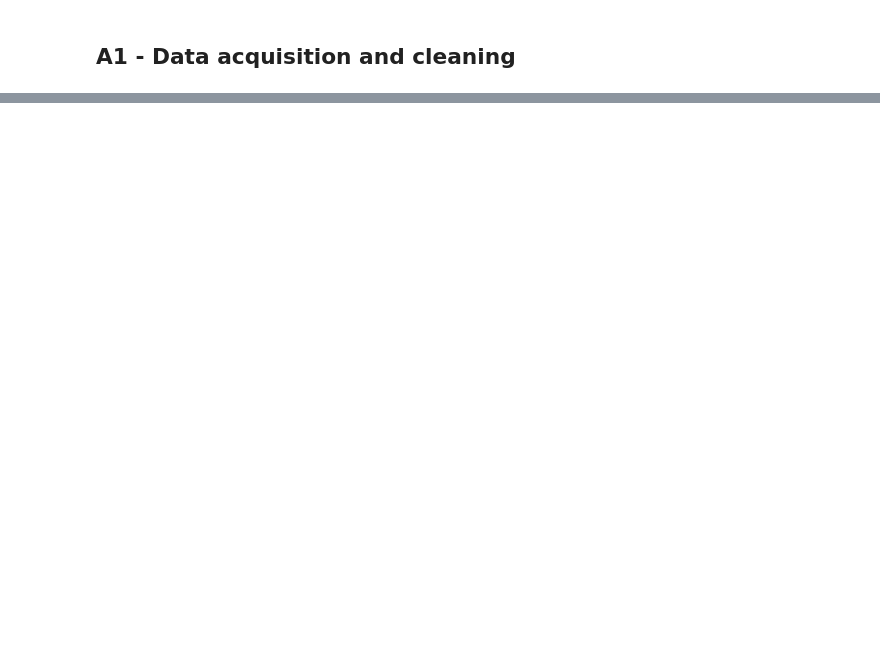
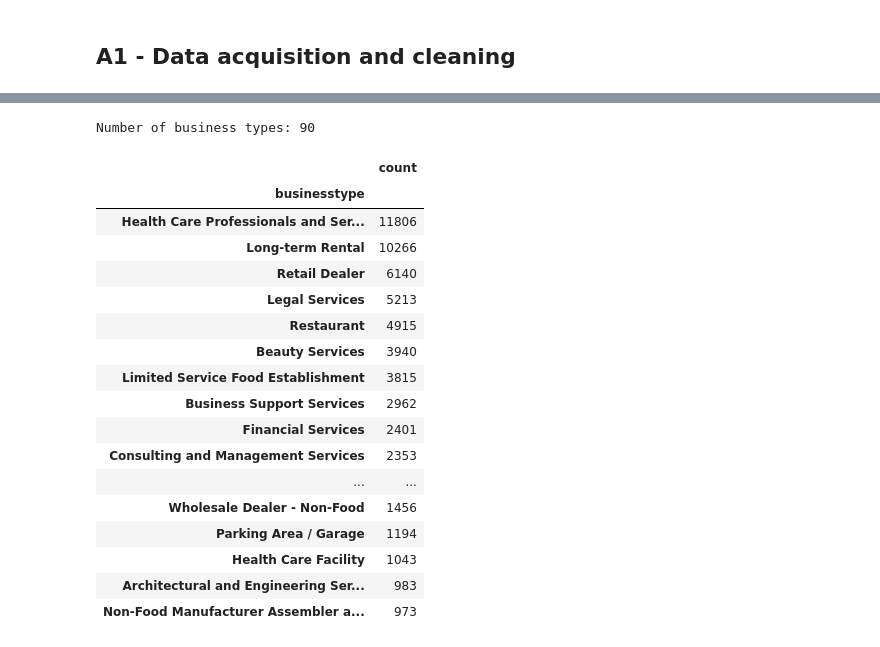
Before and after one commit to 8itoonmaria/Assignment03, a Jupyter notebook: business-level-clustering.ipynb, the cells around one changed output, grey strips where cells are left out. Cells and saved outputs as stored; diff of their text form; code cells hidden in the pictures; blank space fills up the shorter version.

```diff
--- a/business-level-clustering.ipynb
+++ b/business-level-clustering.ipynb
@@ -190,0 +147,16 @@ print(
+# %%
+# handle all the records without coordinates by dropping them from the dataset
+df_issued_clean = df_issued.dropna(subset=["geo_point_2d_lat", "geo_point_2d_lon"])
+display(df_issued_clean[["geo_point_2d_lat", "geo_point_2d_lon"]].head())
+
+#rename lat and long columns for clarity
+df_issued_clean = df_issued_clean.rename(
+    columns={
+        "geo_point_2d_lat": "latitude",
+        "geo_point_2d_lon": "longitude"
+    }
+)
+
+print("Issued records:", len(df_issued))
+print("Map-ready records:", len(df_issued_clean))
+print("Records dropped:", len(df_issued) - len(df_issued_clean))
@@ -190,0 +232,26 @@ print(
+# %%
+# Count the number of businesses for each type
+business_counts = df_issued_clean["businesstype"].value_counts()
+
+print("Number of business types:", business_counts.size)
+display(business_counts.head(20).to_frame("count"))
+# %% [output]
+Number of business types: 90
+|  | count |
+| businesstype |  |
+| Health Care Professionals and Ser... | 11806 |
+| Long-term Rental | 10266 |
+| Retail Dealer | 6140 |
+| Legal Services | 5213 |
+| Restaurant | 4915 |
+| Beauty Services | 3940 |
+| Limited Service Food Establishment | 3815 |
+| Business Support Services | 2962 |
+| Financial Services | 2401 |
+| Consulting and Management Services | 2353 |
+| ... | ... |
+| Wholesale Dealer - Non-Food | 1456 |
+| Parking Area / Garage | 1194 |
+| Health Care Facility | 1043 |
+| Architectural and Engineering Ser... | 983 |
+| Non-Food Manufacturer Assembler a... | 973 |
```
Also changed, not shown: parts of 35 cells of this notebook, 1 other file.
